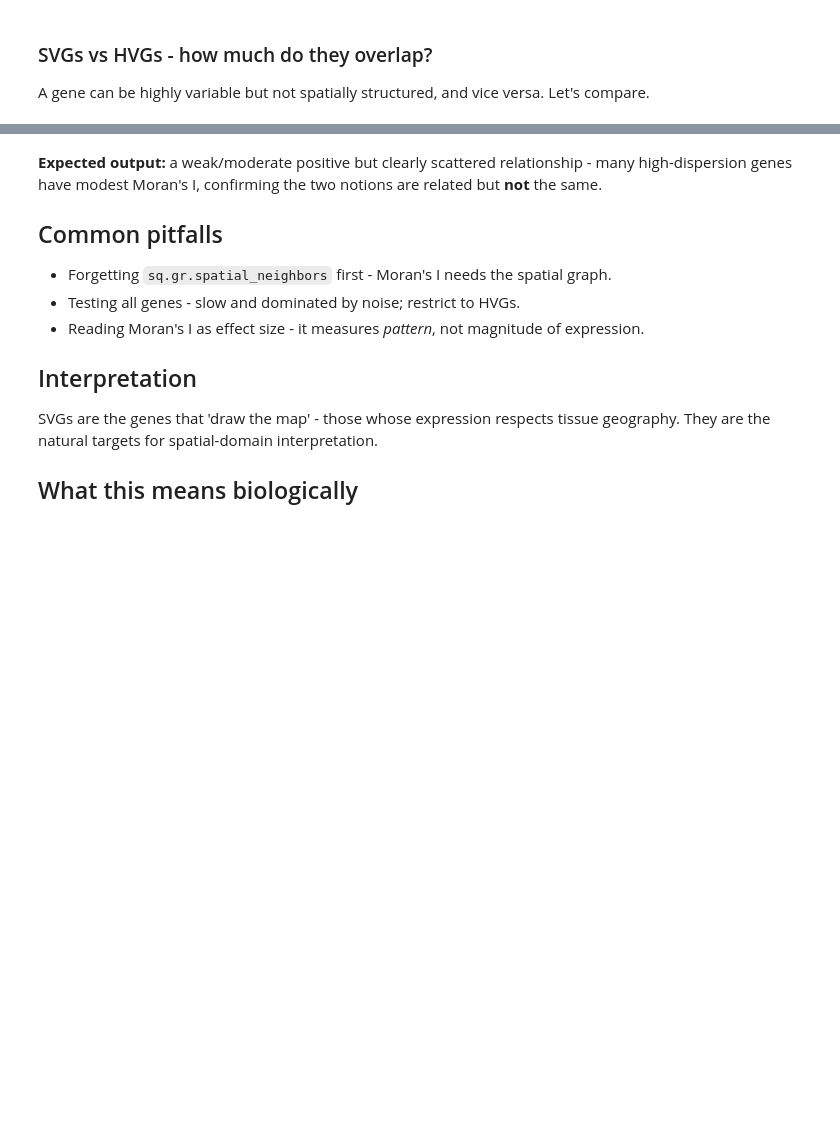
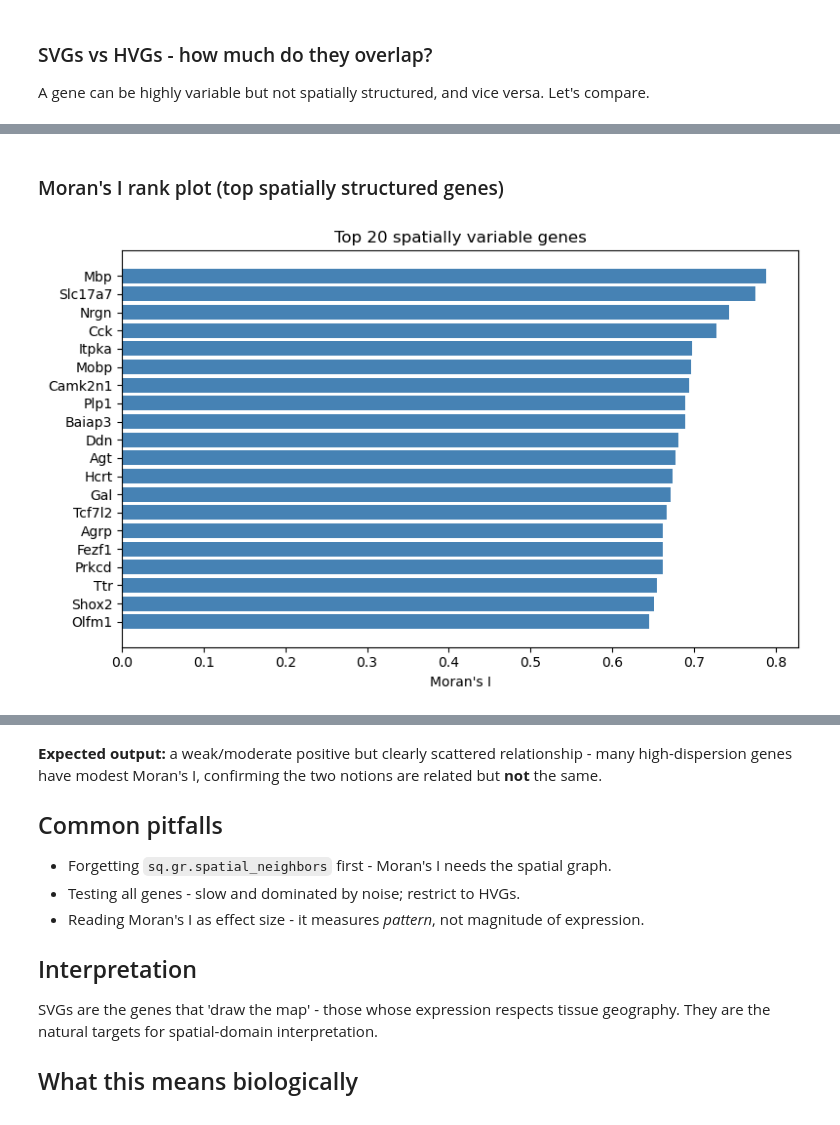
Before and after one commit to MasalaKimchi/SpatialTranscriptomics-Tutorial, a Jupyter notebook: 08_spatially_variable_genes.ipynb, the cells around one changed output, grey strips where cells are left out. Cells and saved outputs as stored; diff of their text form; code cells hidden in the pictures; blank space fills up the shorter version.

```diff
--- a/08_spatially_variable_genes.ipynb
+++ b/08_spatially_variable_genes.ipynb
@@ -78,0 +115,15 @@ if disp is not None:
+# %% [markdown]
+### Moran's I rank plot (top spatially structured genes)
+# %%
+import matplotlib.pyplot as plt
+
+top20 = moran.head(20)
+fig, ax = plt.subplots(figsize=(8, 5))
+ax.barh(top20.index[::-1], top20['I'].values[::-1], color='steelblue')
+ax.set_xlabel("Moran's I")
+ax.set_title('Top 20 spatially variable genes')
+plt.tight_layout()
+st.save_fig(fig, '08_moran_rank.png')
+plt.show()
+# %% [output]
+[figure, added]
```
Also changed, not shown: parts of 8 cells of this notebook, 34 other files.
